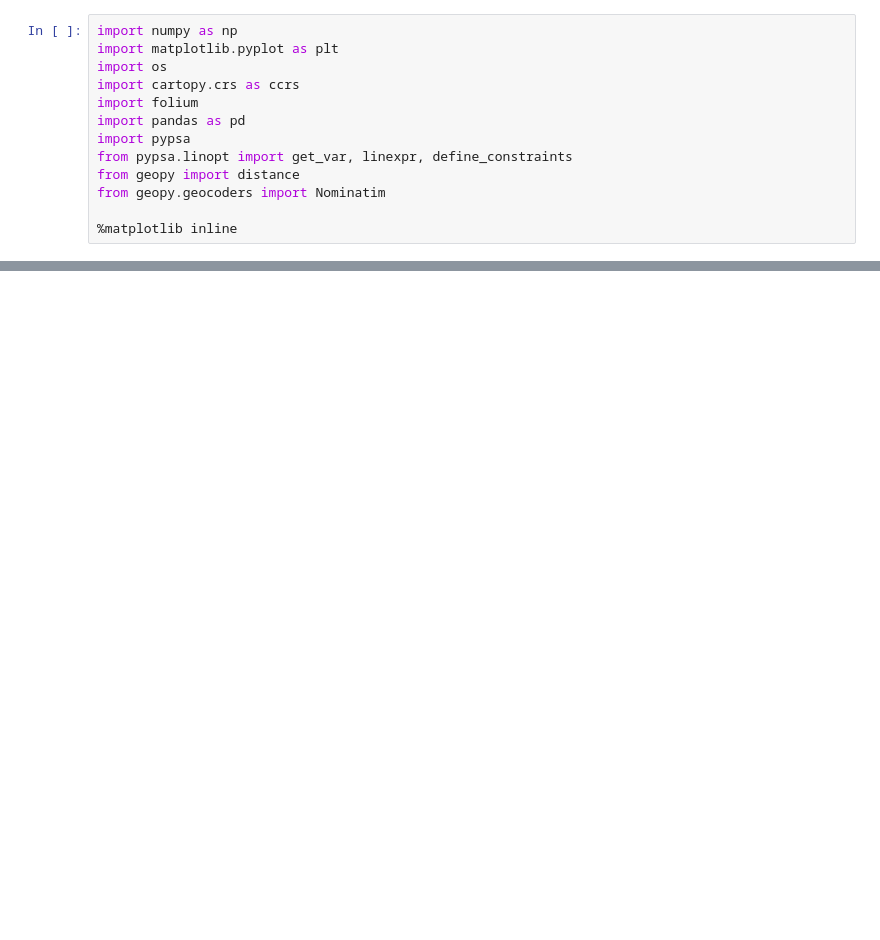
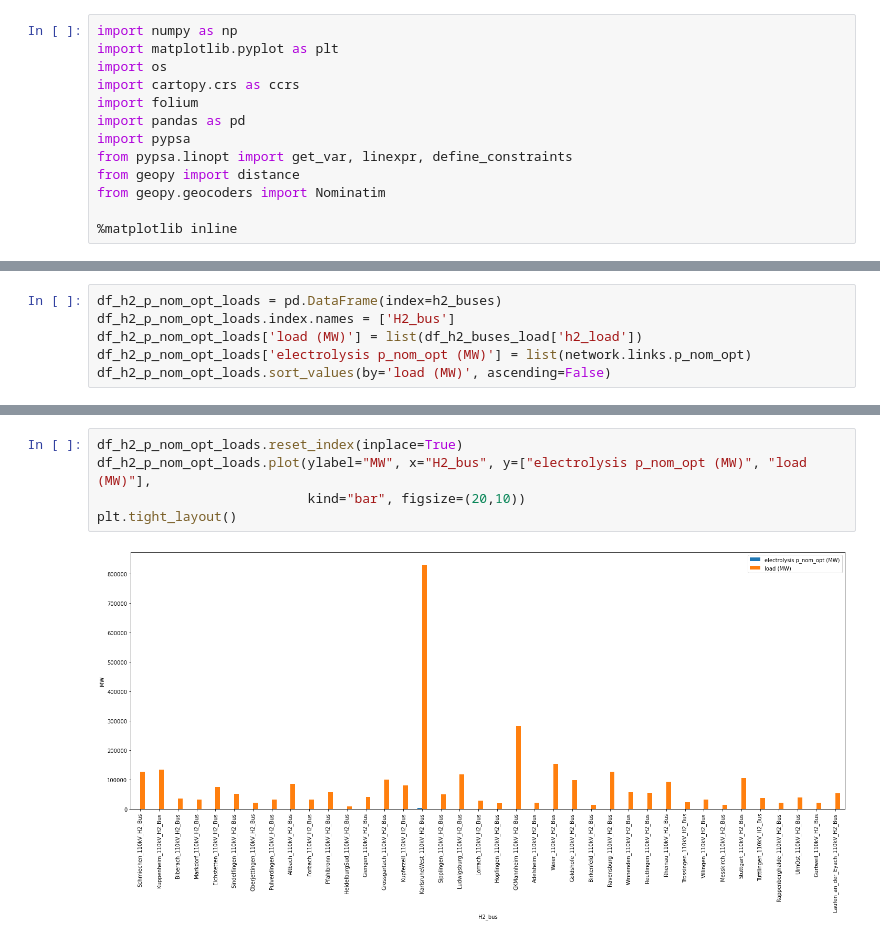
Before and after one commit to FuadJamaludin/thesis, a Jupyter notebook: case_2/case_2.ipynb, the cells around one changed output, grey strips where cells are left out. Cells and saved outputs as stored; diff of their text form; blank space fills up the shorter version.

```diff
--- a/case_2/case_2.ipynb
+++ b/case_2/case_2.ipynb
@@ -627,0 +685,6 @@ df_stor_unit_p_nom_opt
+# %%
+df_h2_p_nom_opt_loads = pd.DataFrame(index=h2_buses)
+df_h2_p_nom_opt_loads.index.names = ['H2_bus']
+df_h2_p_nom_opt_loads['load (MW)'] = list(df_h2_buses_load['h2_load'])
+df_h2_p_nom_opt_loads['electrolysis p_nom_opt (MW)'] = list(network.links.p_nom_opt)
+df_h2_p_nom_opt_loads.sort_values(by='load (MW)', ascending=False)
@@ -628,3 +710,10 @@ df_stor_unit_p_nom_opt
+# %%
+df_h2_p_nom_opt_loads.reset_index(inplace=True)
+df_h2_p_nom_opt_loads.plot(ylabel="MW", x="H2_bus", y=["electrolysis p_nom_opt (MW)", "load (MW)"],
+                           kind="bar", figsize=(20,10))
+plt.tight_layout()
+# %% [output]
+[figure, added]
 # %%
 network.links.p_nom_opt.plot.bar(ylabel='MW', figsize=(15,10))
 plt.tight_layout()
```
Also changed, not shown: parts of 21 cells of this notebook, 2 other files.
